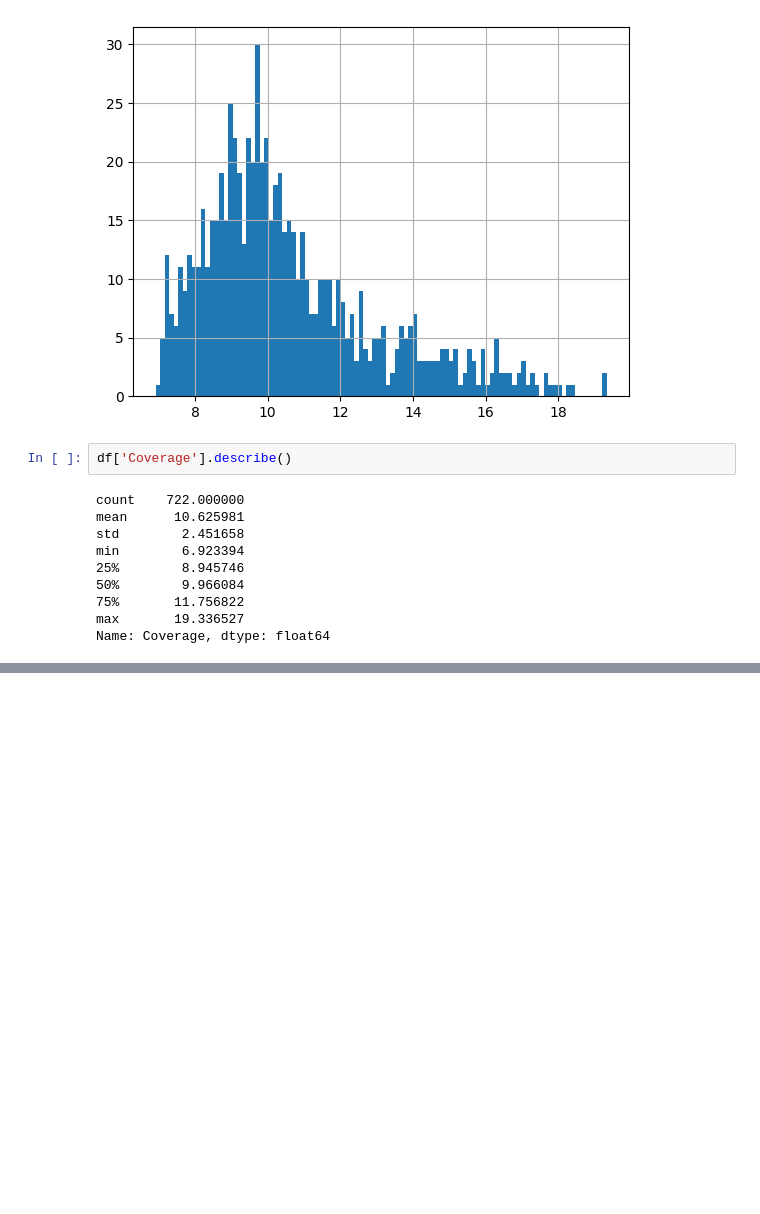
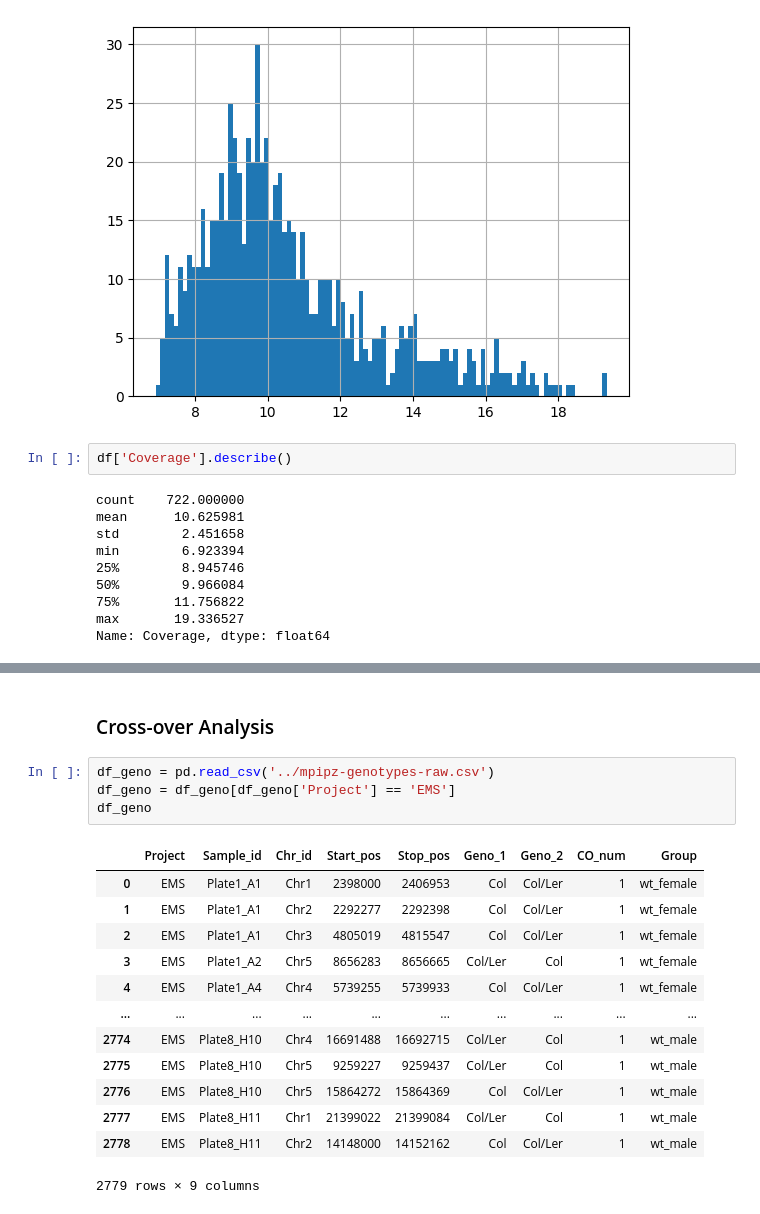
Before and after one commit to HazyFish/cen-kmers, a Jupyter notebook: notebooks/mpipz_analysis.ipynb, the cells around one changed output, grey strips where cells are left out. Cells and saved outputs as stored; diff of their text form; blank space fills up the shorter version.

```diff
--- a/notebooks/mpipz_analysis.ipynb
+++ b/notebooks/mpipz_analysis.ipynb
@@ -44,0 +287,20 @@ Name: Coverage, dtype: float64
+# %% [markdown]
+### Cross-over Analysis
+# %%
+df_geno = pd.read_csv('../mpipz-genotypes-raw.csv')
+df_geno = df_geno[df_geno['Project'] == 'EMS']
+df_geno
+# %% [output]
+|  | Project | Sample_id | Chr_id | Start_pos | Stop_pos | Geno_1 | Geno_2 | CO_num | Group |
+| 0 | EMS | Plate1_A1 | Chr1 | 2398000 | 2406953 | Col | Col/Ler | 1 | wt_female |
+| 1 | EMS | Plate1_A1 | Chr2 | 2292277 | 2292398 | Col | Col/Ler | 1 | wt_female |
+| 2 | EMS | Plate1_A1 | Chr3 | 4805019 | 4815547 | Col | Col/Ler | 1 | wt_female |
+| 3 | EMS | Plate1_A2 | Chr5 | 8656283 | 8656665 | Col/Ler | Col | 1 | wt_female |
+| 4 | EMS | Plate1_A4 | Chr4 | 5739255 | 5739933 | Col | Col/Ler | 1 | wt_female |
+| ... | ... | ... | ... | ... | ... | ... | ... | ... | ... |
+| 2774 | EMS | Plate8_H10 | Chr4 | 16691488 | 16692715 | Col/Ler | Col | 1 | wt_male |
+| 2775 | EMS | Plate8_H10 | Chr5 | 9259227 | 9259437 | Col/Ler | Col | 1 | wt_male |
+| 2776 | EMS | Plate8_H10 | Chr5 | 15864272 | 15864369 | Col | Col/Ler | 1 | wt_male |
+| 2777 | EMS | Plate8_H11 | Chr1 | 21399022 | 21399084 | Col/Ler | Col | 1 | wt_male |
+| 2778 | EMS | Plate8_H11 | Chr2 | 14148000 | 14152162 | Col | Col/Ler | 1 | wt_male |
+2779 rows × 9 columns
```
Also changed, not shown: parts of 25 cells of this notebook.
